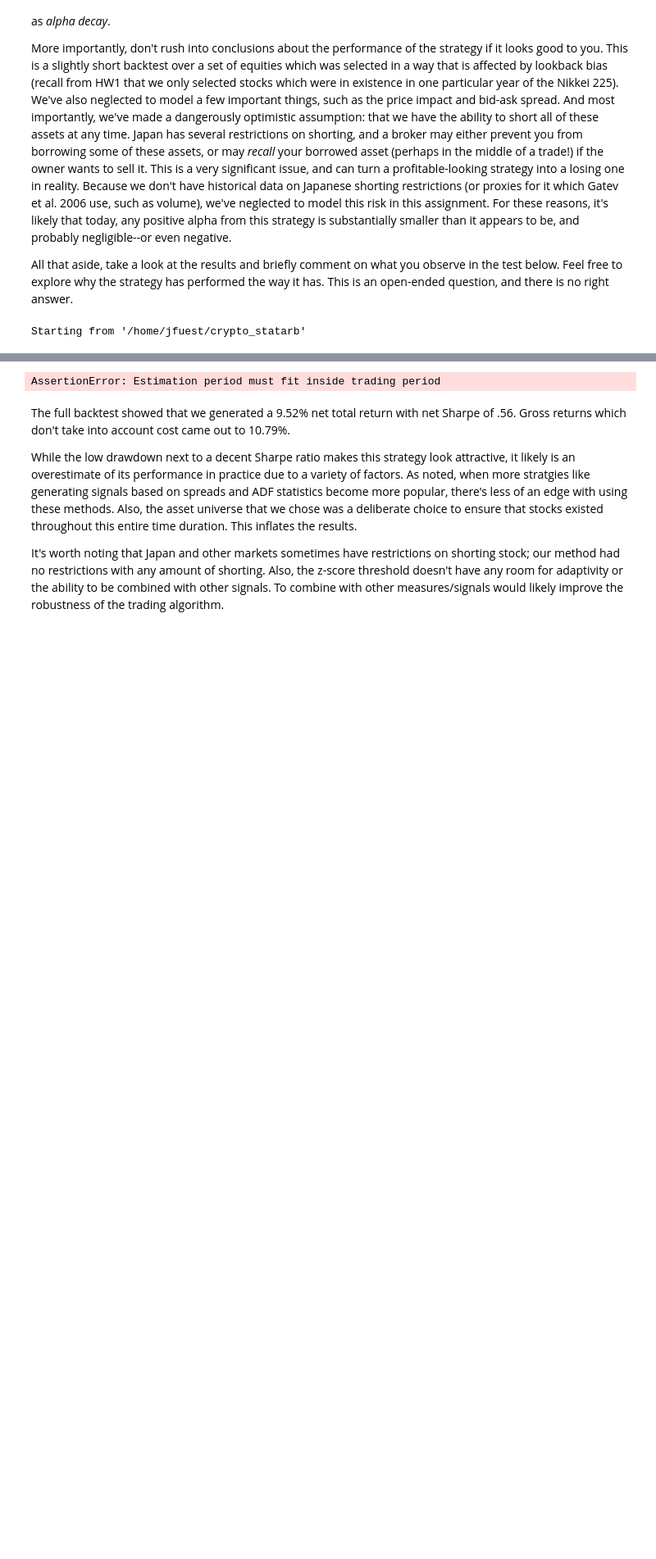
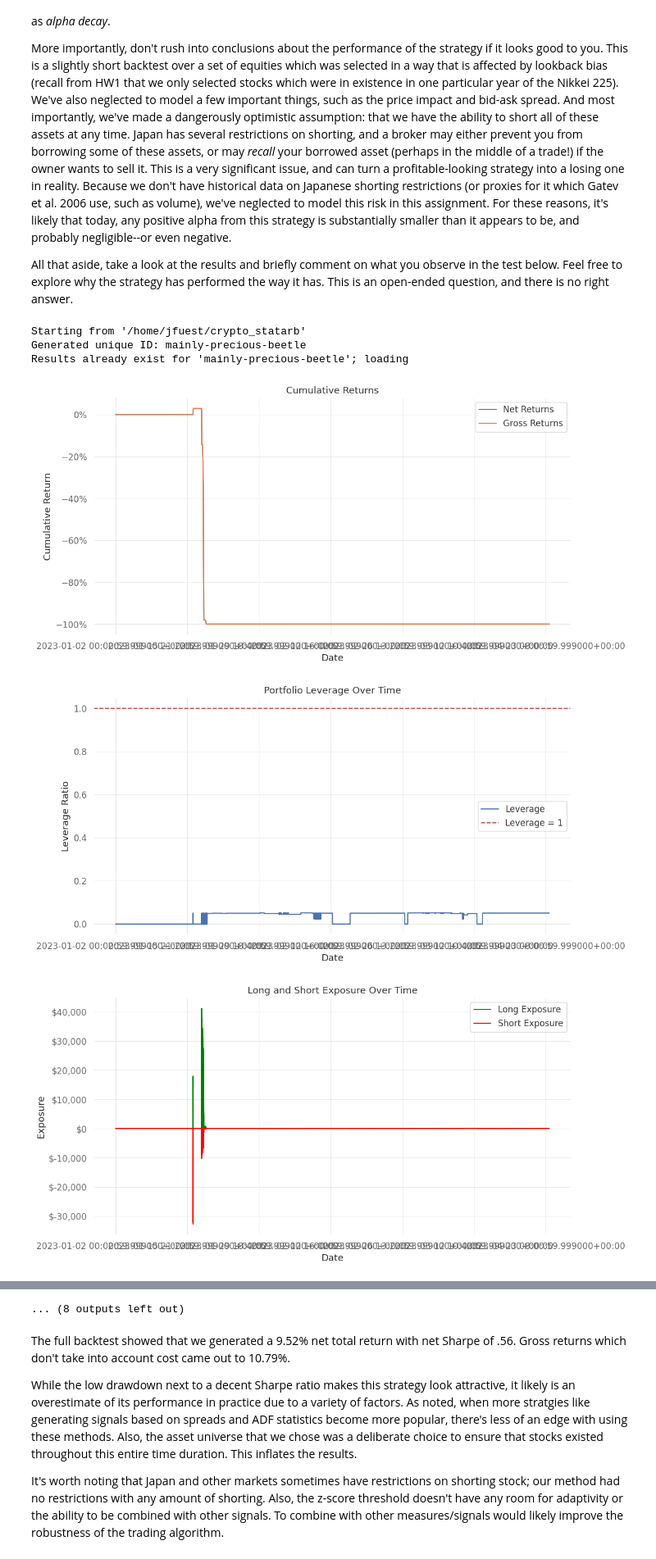
Before and after one commit to johannesfuest/crypto_statarb, a Jupyter notebook: MSE244_HW2_ethan.ipynb, the cells around one changed output, grey strips where cells are left out. Shown at 82% size. Saved outputs shown, nothing was run; the diff lists cells and outputs as text; code cells hidden in the pictures; blank space fills up the shorter version.

Commit message:
backtester running

```diff
--- a/MSE244_HW2_ethan.ipynb
+++ b/MSE244_HW2_ethan.ipynb
@@ -737,6 +740,11 @@ More importantly, don't rush into conclusions about the performance of the strat
 
 All that aside, take a look at the results and briefly comment on what you observe in the test below. Feel free to explore why the strategy has performed the way it has. This is an open-ended question, and there is no right answer.
 # %%
-(prices, returns, tickers, metadata, portfolio_history, metrics_df, pairs_df) = run_backtest(config=config)
+(prices, returns, tickers, portfolio_history, metrics_df, pairs_df) = run_backtest(config=config)
 # %% [output]
 Starting from '/home/jfuest/crypto_statarb'
+Generated unique ID: mainly-precious-beetle
+Results already exist for 'mainly-precious-beetle'; loading
+[figure, added]
+[figure, added]
+[figure, added]
@@ -743,4 +759,4 @@ Starting from '/home/jfuest/crypto_statarb'
-AssertionError: Estimation period must fit inside trading period
+... (8 outputs left out)
 # %% [markdown]
 The full backtest showed that we generated a 9.52% net total return with net Sharpe of .56. Gross returns which don't take into account cost came out to 10.79%.
 
```
Also changed, not shown: parts of 5 cells of this notebook, 2 other files.
